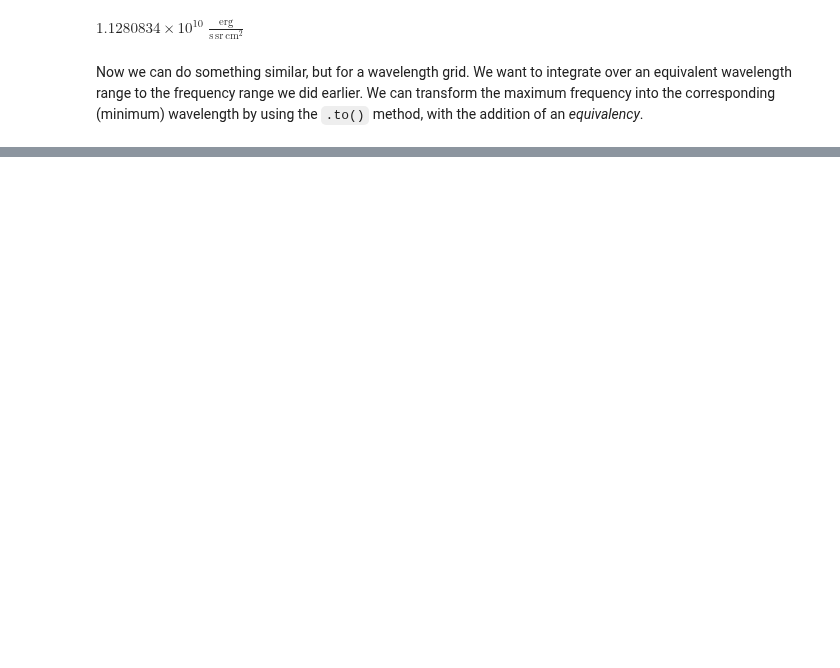
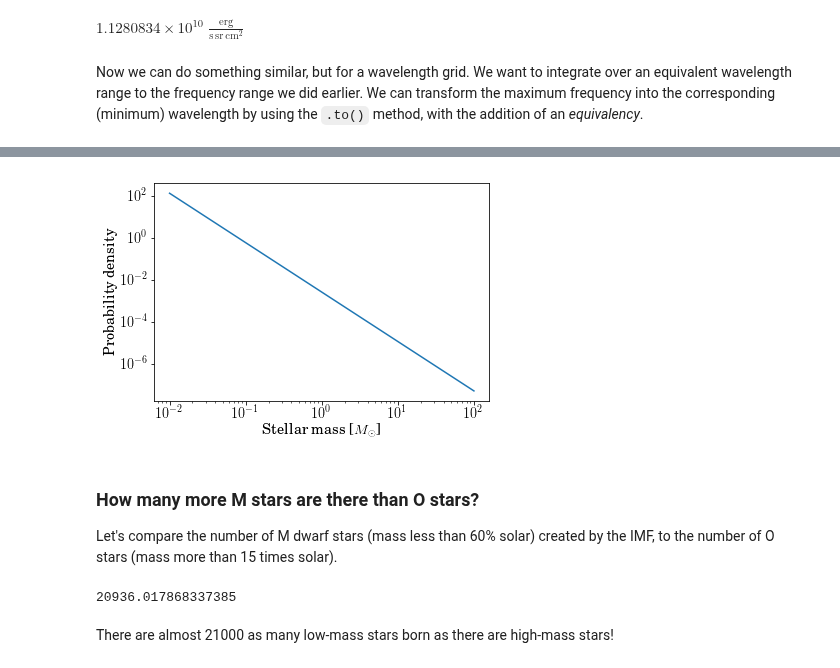
Before and after one commit to astropy/astropy-tutorials, a Jupyter notebook: tutorials/units-and-integration/units-and-integration.ipynb, the cells around one changed output, grey strips where cells are left out. Cells and saved outputs as stored; diff of their text form; code cells hidden in the pictures; blank space fills up the shorter version.

```diff
--- a/tutorials/units-and-integration/units-and-integration.ipynb
+++ b/tutorials/units-and-integration/units-and-integration.ipynb
@@ -61,4 +87,4 @@ class PowerLawPDF(object):
         self.gamma = gamma
         self.B = B
     def __call__(self, x):
-        return x**gamma / self.B
+        return x**self.gamma / self.B
@@ -71,0 +107,23 @@ Now we can
+# %%
+salpeter = PowerLawPDF(gamma=-2.35)
+salpeter.B, _ = integrate.quad(salpeter, a=0.01, b=100.)
+
+m_grid = np.logspace(-2., 2., 100)
+plt.loglog(m_grid, salpeter(m_grid))
+plt.xlabel(r'Stellar mass [$M_{\odot}$]')
+plt.ylabel('Probability density')
+plt.show()
+# %% [output]
+[figure, added]
+# %% [markdown]
+### How many more M stars are there than O stars?
+
+Let's compare the number of M dwarf stars (mass less than 60% solar) created by the IMF, to the number of O stars (mass more than 15 times solar).
+# %%
+n_m, _ = integrate.quad(salpeter, a=.01, b=.6)
+n_o, _ = integrate.quad(salpeter, a=15., b=100.)
+print(n_m / n_o)
+# %% [output]
+20936.017868337385
+# %% [markdown]
+There are almost 21000 as many low-mass stars born as there are high-mass stars!
```
Also changed, not shown: parts of 21 cells of this notebook.
